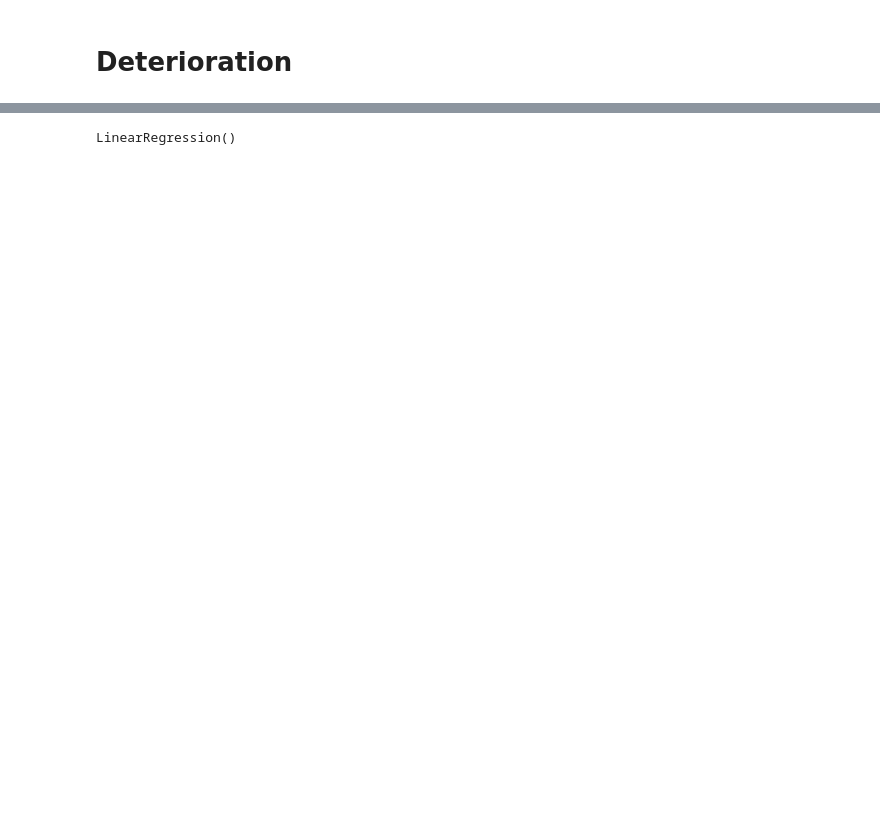
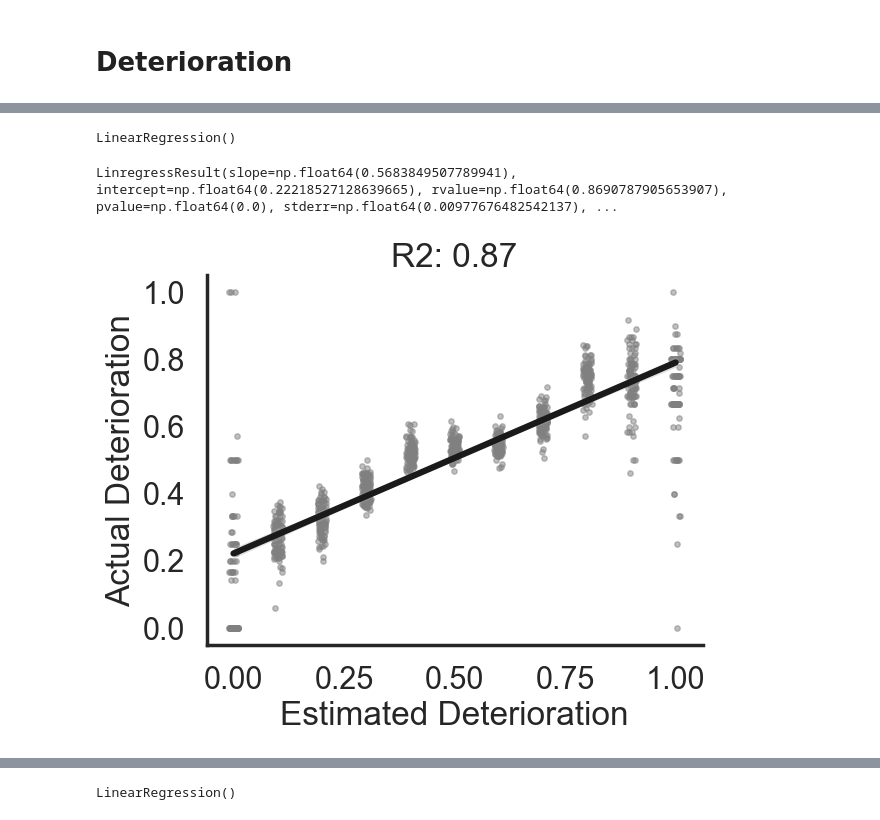
Before and after one commit to InfectionMedicineProteomics/DigitalFamilyAnalysis, a Jupyter notebook: 1_clinical_digital_family/0_clinical_data_df_model.ipynb, the cells around one changed output, grey strips where cells are left out. Saved outputs shown, nothing was run; the diff lists cells and outputs as text; code cells hidden in the pictures; blank space fills up the shorter version.

```diff
--- a/1_clinical_digital_family/0_clinical_data_df_model.ipynb
+++ b/1_clinical_digital_family/0_clinical_data_df_model.ipynb
@@ -228,6 +240,6 @@ training_data = design_matrix[
 # %%
-testing_data = design_matrix_test[
-     #(X_test['sofa_score_increase_day1'] < 2) &
-    (~design_matrix_test['sofa_score_increase_day2'].isna()) &
-    (~design_matrix_test['sofa_score_increase_day3'].isna())
-].copy()
+# testing_data = design_matrix_test[
+#      #(X_test['sofa_score_increase_day1'] < 2) &
+#     (~design_matrix_test['sofa_score_increase_day2'].isna()) &
+#     (~design_matrix_test['sofa_score_increase_day3'].isna())
+# ].copy()
@@ -268,0 +305,2 @@ df_estimator.fit(training_data, features=clinical_columns)
+# %%
+bootstrap_counts = pd.concat(bootstrap_counts)
@@ -268,0 +337,16 @@ df_estimator.fit(training_data, features=clinical_columns)
+# %%
+from sklearn.linear_model import LinearRegression
+
+linreg = LinearRegression()
+
+linreg.fit(bootstrap_counts[['Estimated Deterioration']], bootstrap_counts[['Actual Deterioration']])
+# %% [output]
+LinearRegression()
+# %%
+from scipy.stats import linregress
+
+
+linregress_results = linregress(bootstrap_counts[['Estimated Deterioration']].values.ravel(), bootstrap_counts[['Actual Deterioration']].values.ravel())
+linregress_results
+# %% [output]
+LinregressResult(slope=np.float64(0.5683849507789941), intercept=np.float64(0.22218527128639665), rvalue=np.float64(0.8690787905653907), pvalue=np.float64(0.0), stderr=np.float64(0.00977676482542137), ...
@@ -268,0 +363,26 @@ df_estimator.fit(training_data, features=clinical_columns)
+# %%
+import matplotlib.pyplot as plt
+
+sns.set_theme(context="poster", style="white", font_scale=1)
+
+fig, ax = plt.subplots()
+
+sns.regplot(
+    data=bootstrap_counts,
+    x="Estimated Deterioration",
+    y="Actual Deterioration",
+    ax=ax,
+    scatter_kws={"color": "gray", "alpha": 0.5, "s": 15},
+    line_kws={"color": "k", "alpha": 1},
+    fit_reg=True,
+    ci=95,
+    x_jitter=0.01
+)
+
+ax.set_title(
+    f"R2: {corr:.2f}"
+)
+
+sns.despine()
+# %% [output]
+[figure, added]
```
Also changed, not shown: parts of 34 cells of this notebook, 15 other files.
